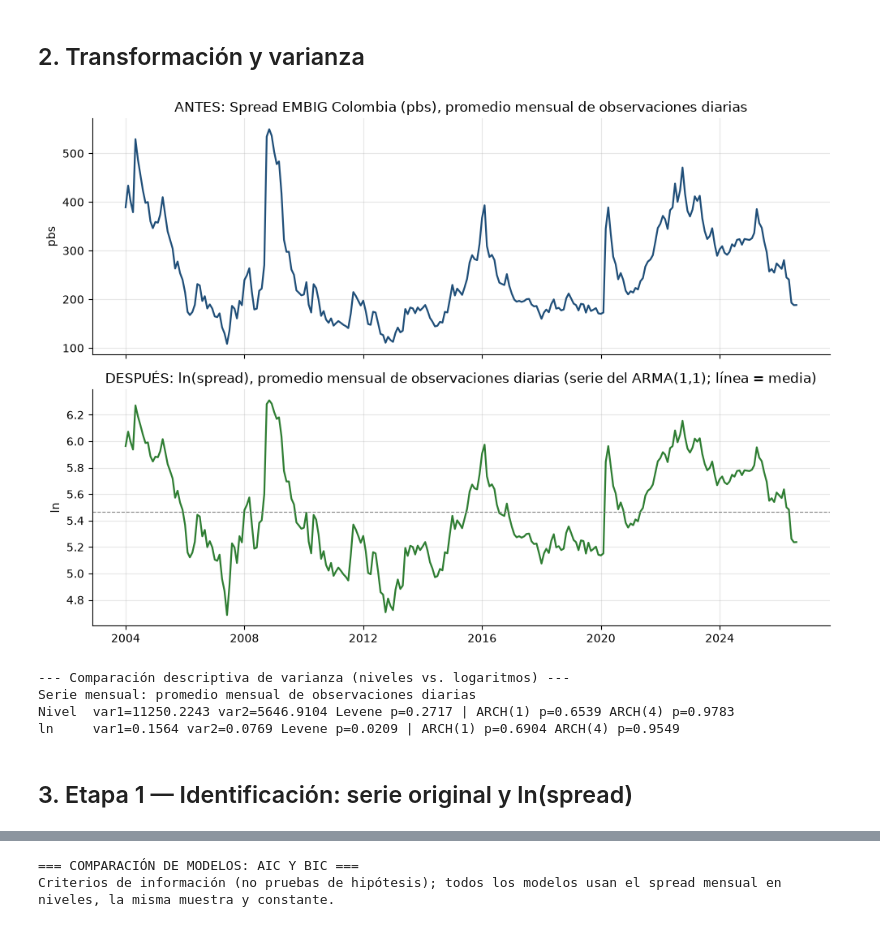
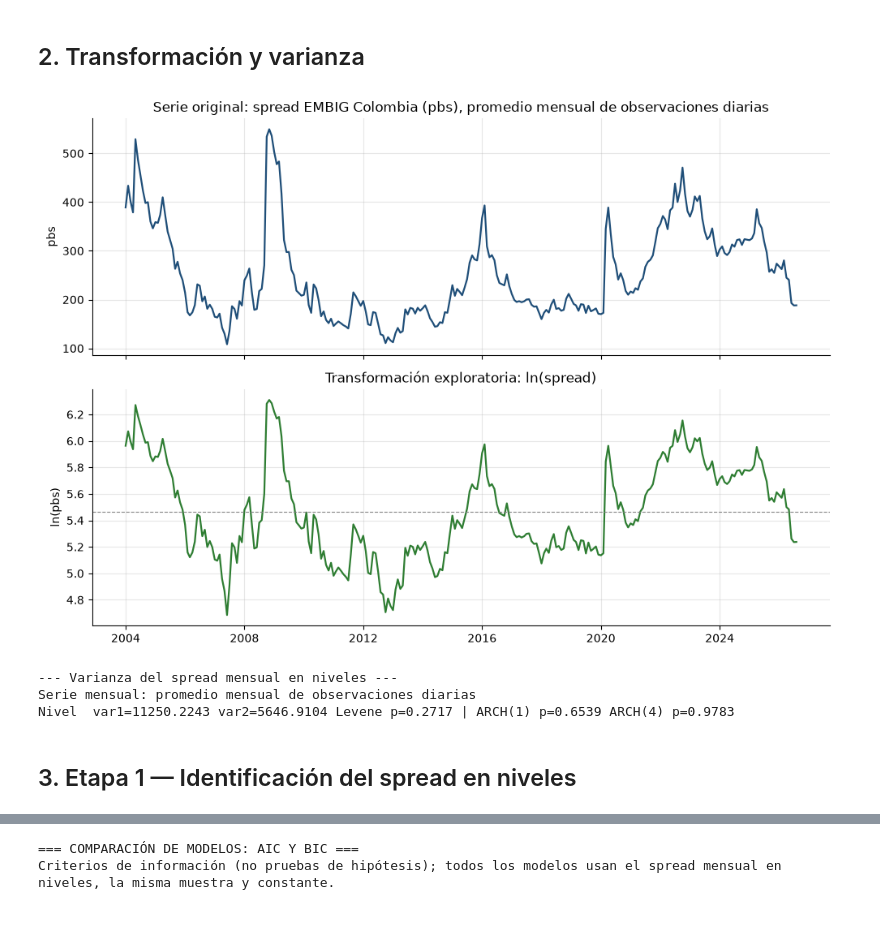
Before and after one commit to Julius7u7/nuevo-repo, a Jupyter notebook: code/Modelo_mensual.ipynb, the cells around one changed output, grey strips where cells are left out. Drawn from its saved outputs; the diff is of its cells as text; code cells hidden in the pictures.

Commit message:
Actualiza análisis mensual con ln exploratorio
Co-authored-by: Copilot <223556219+Copilot@users.noreply.github.com>

```diff
--- a/code/Modelo_mensual.ipynb
+++ b/code/Modelo_mensual.ipynb
@@ -102,38 +102,39 @@ Freq: MS, Name: spread, dtype: float64
 # %% [markdown]
 ## 2. Transformación y varianza
 # %%
-def grafico_transformacion(y, ly, ruta, etq):
+def grafico_serie(y, ly, ruta, etq):
     fig, ax = plt.subplots(2, 1, figsize=(10, 7), sharex=True)
     ax[0].plot(y.index, y, color=C_AZUL, lw=1.6)
-    ax[0].set_title(f"ANTES: Spread EMBIG Colombia (pbs), {etq}"); ax[0].set_ylabel("pbs")
+    ax[0].set_title(f"Serie original: spread EMBIG Colombia (pbs), {etq}")
+    ax[0].set_ylabel("pbs")
     ax[1].plot(ly.index, ly, color=C_VERDE, lw=1.6)
     ax[1].axhline(ly.mean(), color="gray", lw=.8, ls="--")
-    ax[1].set_title(f"DESPUÉS: ln(spread), {etq} (serie del ARMA(1,1); línea = media)"); ax[1].set_ylabel("ln")
+    ax[1].set_title("Transformación exploratoria: ln(spread)")
+    ax[1].set_ylabel("ln(pbs)")
     plt.tight_layout(); fig.savefig(ruta, dpi=150); plt.show()
 
 def tabla_varianza(series, etq):
-    """Compara varianza en niveles y logaritmos; es descriptivo, no define la serie del modelo."""
+    """Resume la varianza del spread en niveles y las pruebas de heterocedasticidad."""
     def arch_ar1(s, lags):
         s = np.asarray(s)
         return het_arch(sm.OLS(s[1:], sm.add_constant(s[:-1])).fit().resid, nlags=lags)[1]
     print(f"Serie mensual: {etq}")
     for nombre, s in series.items():
         s = s.reset_index(drop=True); h = len(s) // 2
         print(f"{nombre:6s} var1={s[:h].var():.4f} var2={s[h:].var():.4f} "
               f"Levene p={stats.levene(s[:h], s[h:]).pvalue:.4f} | "
               f"ARCH(1) p={arch_ar1(s,1):.4f} ARCH(4) p={arch_ar1(s,4):.4f}")
 
-grafico_transformacion(y, ly, SALIDA / "fig1_transformacion.png", etq_agr)
-print("--- Comparación descriptiva de varianza (niveles vs. logaritmos) ---")
-tabla_varianza({"Nivel": y, "ln": ly}, etq_agr)
+grafico_serie(y, ly, SALIDA / "fig1_transformacion.png", etq_agr)
+print("--- Varianza del spread mensual en niveles ---")
+tabla_varianza({"Nivel": y}, etq_agr)
 # %% [output]
-[figure, old version]
+[figure, new version]
---- Comparación descriptiva de varianza (niveles vs. logaritmos) ---
+--- Varianza del spread mensual en niveles ---
 Serie mensual: promedio mensual de observaciones diarias
 Nivel  var1=11250.2243 var2=5646.9104 Levene p=0.2717 | ARCH(1) p=0.6539 ARCH(4) p=0.9783
-ln     var1=0.1564 var2=0.0769 Levene p=0.0209 | ARCH(1) p=0.6904 ARCH(4) p=0.9549
 # %% [markdown]
-## 3. Etapa 1 — Identificación: serie original y ln(spread)
+## 3. Etapa 1 — Identificación del spread en niveles
 # %%
 def prueba_adf(s, reg):
     r = adfuller(s, regression=reg, autolag="AIC")
```
Also changed, not shown: parts of 4 cells of this notebook, 6 other files.
